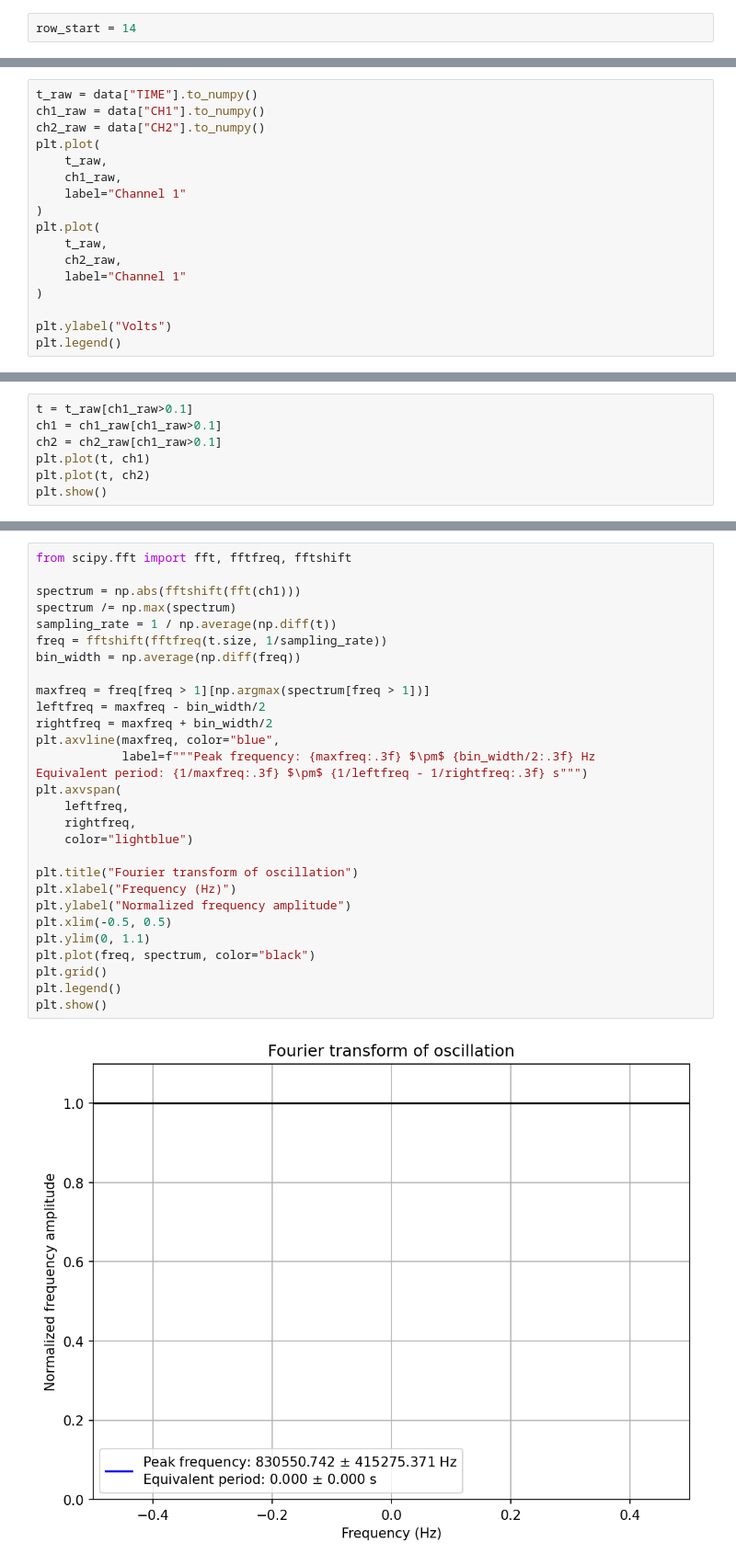
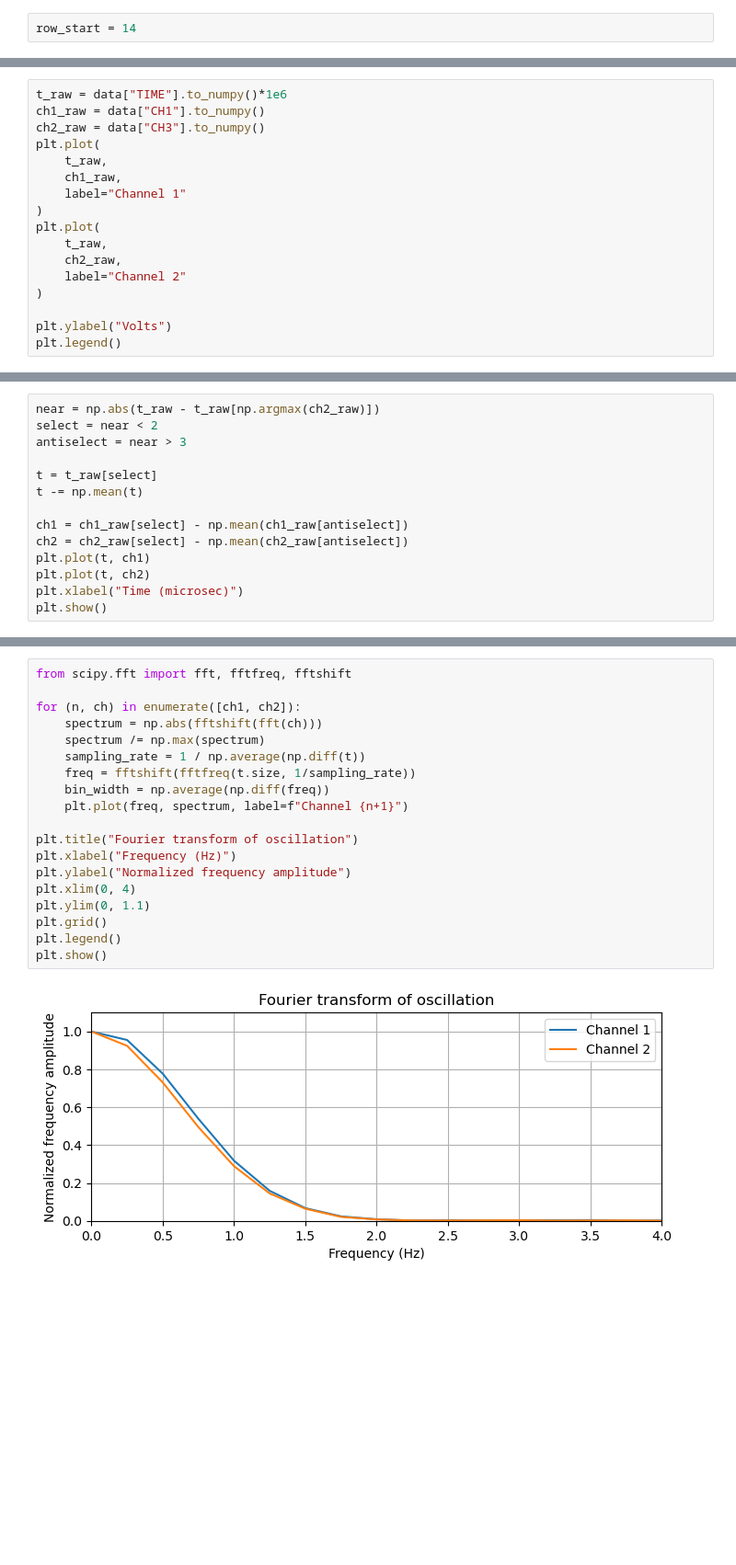
Before and after one commit to xingyzt/5bl, a Jupyter notebook: capstone/gaussian_dispersion.ipynb, the cells around one changed output, grey strips where cells are left out. Shown at 92% size. Saved outputs shown, nothing was run; the diff lists cells and outputs as text; blank space fills up the shorter version.

```diff
--- a/capstone/gaussian_dispersion.ipynb
+++ b/capstone/gaussian_dispersion.ipynb
@@ -54,8 +54,8 @@ data
 100000 rows × 3 columns
 # %%
-t_raw = data["TIME"].to_numpy()
+t_raw = data["TIME"].to_numpy()*1e6
 ch1_raw = data["CH1"].to_numpy()
-ch2_raw = data["CH2"].to_numpy()
+ch2_raw = data["CH3"].to_numpy()
 plt.plot(
     t_raw,
     ch1_raw,
@@ -64,7 +64,7 @@ plt.plot(
 plt.plot(
     t_raw,
     ch2_raw,
-    label="Channel 1"
+    label="Channel 2"
 )
 
 plt.ylabel("Volts")
@@ -75,8 +75,15 @@ plt.legend()
 # %%
-t = t_raw[ch1_raw>0.1]
-ch1 = ch1_raw[ch1_raw>0.1]
-ch2 = ch2_raw[ch1_raw>0.1]
+near = np.abs(t_raw - t_raw[np.argmax(ch2_raw)])
+select = near < 2
+antiselect = near > 3
+
+t = t_raw[select]
+t -= np.mean(t)
+
+ch1 = ch1_raw[select] - np.mean(ch1_raw[antiselect])
+ch2 = ch2_raw[select] - np.mean(ch2_raw[antiselect])
 plt.plot(t, ch1)
 plt.plot(t, ch2)
+plt.xlabel("Time (microsec)")
 plt.show()
 # %% [output]
@@ -105,31 +120,21 @@ NameError: name 'cov2' is not defined
 # %%
 from scipy.fft import fft, fftfreq, fftshift
 
-spectrum = np.abs(fftshift(fft(ch1)))
-spectrum /= np.max(spectrum)
-sampling_rate = 1 / np.average(np.diff(t))
-freq = fftshift(fftfreq(t.size, 1/sampling_rate))
-bin_width = np.average(np.diff(freq))
-
-maxfreq = freq[freq > 1][np.argmax(spectrum[freq > 1])]
-leftfreq = maxfreq - bin_width/2
-rightfreq = maxfreq + bin_width/2
-plt.axvline(maxfreq, color="blue",
-            label=f"""Peak frequency: {maxfreq:.3f} $\pm$ {bin_width/2:.3f} Hz
-Equivalent period: {1/maxfreq:.3f} $\pm$ {1/leftfreq - 1/rightfreq:.3f} s""")
-plt.axvspan(
-    leftfreq,
-    rightfreq,
-    color="lightblue")
+for (n, ch) in enumerate([ch1, ch2]):
+    spectrum = np.abs(fftshift(fft(ch)))
+    spectrum /= np.max(spectrum)
+    sampling_rate = 1 / np.average(np.diff(t))
+    freq = fftshift(fftfreq(t.size, 1/sampling_rate))
+    bin_width = np.average(np.diff(freq))
+    plt.plot(freq, spectrum, label=f"Channel {n+1}")
 
 plt.title("Fourier transform of oscillation")
 plt.xlabel("Frequency (Hz)")
 plt.ylabel("Normalized frequency amplitude")
-plt.xlim(-0.5, 0.5)
+plt.xlim(0, 4)
 plt.ylim(0, 1.1)
-plt.plot(freq, spectrum, color="black")
 plt.grid()
 plt.legend()
 plt.show()
 # %% [output]
-[figure, old version]
+[figure, new version]
```
Also changed, not shown: parts of 8 cells of this notebook, 1 other file.
